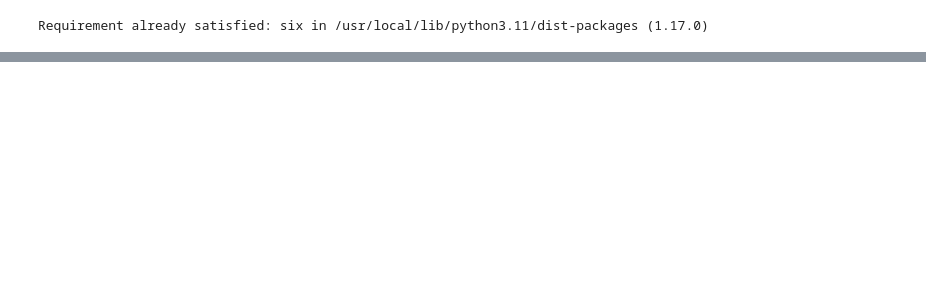
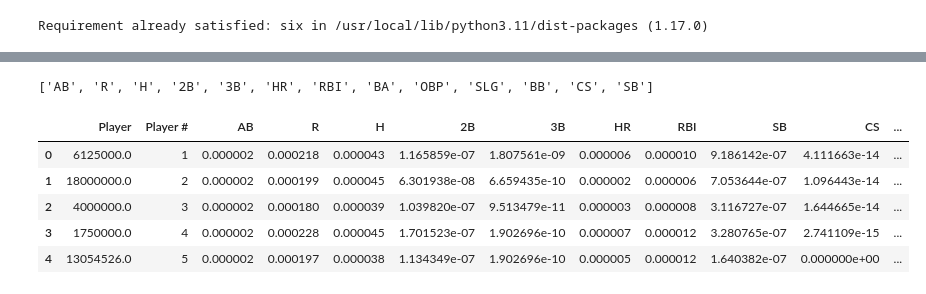
Before and after one commit to tracyhua2/SYS3034-BaseballCase, a Jupyter notebook: Code/BaseballDraft_DecisionTree.ipynb, the cells around one changed output, grey strips where cells are left out. Cells and saved outputs as stored; diff of their text form; code cells hidden in the pictures; blank space fills up the shorter version.

```diff
--- a/Code/BaseballDraft_DecisionTree.ipynb
+++ b/Code/BaseballDraft_DecisionTree.ipynb
@@ -31,0 +25,4 @@ player.shape
+# %%
+# Drop NAs in weights_data
+weights_data = weights_data.dropna()
+weights_data.head()
@@ -36,3 +78,20 @@ y = player.OBP # Target variable
+# %%
+# Apply normalization to each feature columns
+features = [col for col in feature_cols if col in normalized_weights.index]
+print(features)
+
+for col in features:
+  player_df[col] *= normalized_weights[col]
+
+player_df.head()
+# %% [output]
+['AB', 'R', 'H', '2B', '3B', 'HR', 'RBI', 'BA', 'OBP', 'SLG', 'BB', 'CS', 'SB']
+|  | Player | Player # | AB | R | H | 2B | 3B | HR | RBI | SB | CS | ... |
+| 0 | 6125000.0 | 1 | 0.000002 | 0.000218 | 0.000043 | 1.165859e-07 | 1.807561e-09 | 0.000006 | 0.000010 | 9.186142e-07 | 4.111663e-14 | ... |
+| 1 | 18000000.0 | 2 | 0.000002 | 0.000199 | 0.000045 | 6.301938e-08 | 6.659435e-10 | 0.000002 | 0.000006 | 7.053644e-07 | 1.096443e-14 | ... |
+| 2 | 4000000.0 | 3 | 0.000002 | 0.000180 | 0.000039 | 1.039820e-07 | 9.513479e-11 | 0.000003 | 0.000008 | 3.116727e-07 | 1.644665e-14 | ... |
+| 3 | 1750000.0 | 4 | 0.000002 | 0.000228 | 0.000045 | 1.701523e-07 | 1.902696e-10 | 0.000007 | 0.000012 | 3.280765e-07 | 2.741109e-15 | ... |
+| 4 | 13054526.0 | 5 | 0.000002 | 0.000197 | 0.000038 | 1.134349e-07 | 1.902696e-10 | 0.000005 | 0.000012 | 1.640382e-07 | 0.000000e+00 | ... |
 # %%
 X_train, X_test, y_train, y_test = train_test_split(X, y, test_size=0.3, random_state=1) # 70:30 train:test
 # %%
```
Also changed, not shown: parts of 10 cells of this notebook.
